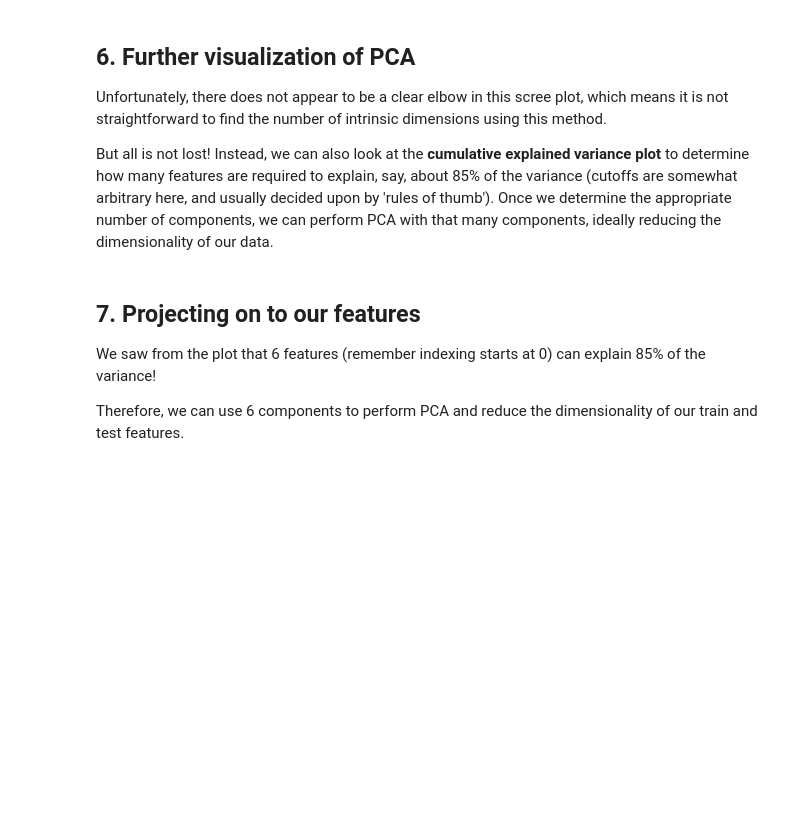
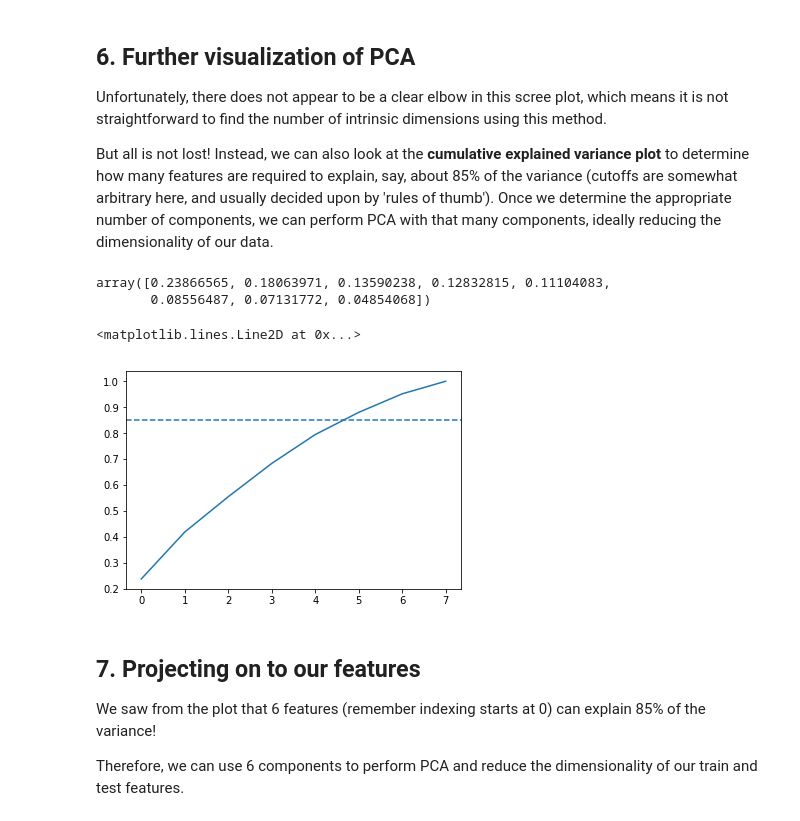
Before and after one commit to at-it/Classify_song_genres_from_audio_data, a Jupyter notebook: notebook.ipynb, the cells around one changed output. Saved outputs shown, nothing was run; the diff lists cells and outputs as text; code cells hidden in the pictures; blank space fills up the shorter version.

```diff
--- a/notebook.ipynb
+++ b/notebook.ipynb
@@ -92,17 +121,25 @@ ax.set_xlabel('Principal Component #')
 ## 6. Further visualization of PCA
 <p>Unfortunately, there does not appear to be a clear elbow in this scree plot, which means it is not straightforward to find the number of intrinsic dimensions using this method. </p>
 <p>But all is not lost! Instead, we can also look at the <strong>cumulative explained variance plot</strong> to determine how many features are required to explain, say, about 85% of the variance (cutoffs are somewhat arbitrary here, and usually decided upon by 'rules of thumb'). Once we determine the appropriate number of components, we can perform PCA with that many components, ideally reducing the dimensionality of our data.</p>
+# %%
+exp_variance
+# %% [output]
+array([0.23866565, 0.18063971, 0.13590238, 0.12832815, 0.11104083,
+       0.08556487, 0.07131772, 0.04854068])
 # %%
 # Import numpy
 import numpy as np
 
 # Calculate the cumulative explained variance
-cum_exp_variance = ...
+cum_exp_variance = np.cumsum(exp_variance)
 
 # Plot the cumulative explained variance and draw a dashed line at 0.85.
 fig, ax = plt.subplots()
-...
+ax.plot(cum_exp_variance)
 ax.axhline(y=0.85, linestyle='--')
+# %% [output]
+<matplotlib.lines.Line2D at 0x...>
+[figure, added]
 # %% [markdown]
 ## 7. Projecting on to our features
 <p>We saw from the plot that 6 features (remember indexing starts at 0) can explain 85% of the variance! </p>
```
Also changed, not shown: parts of 11 cells of this notebook.
